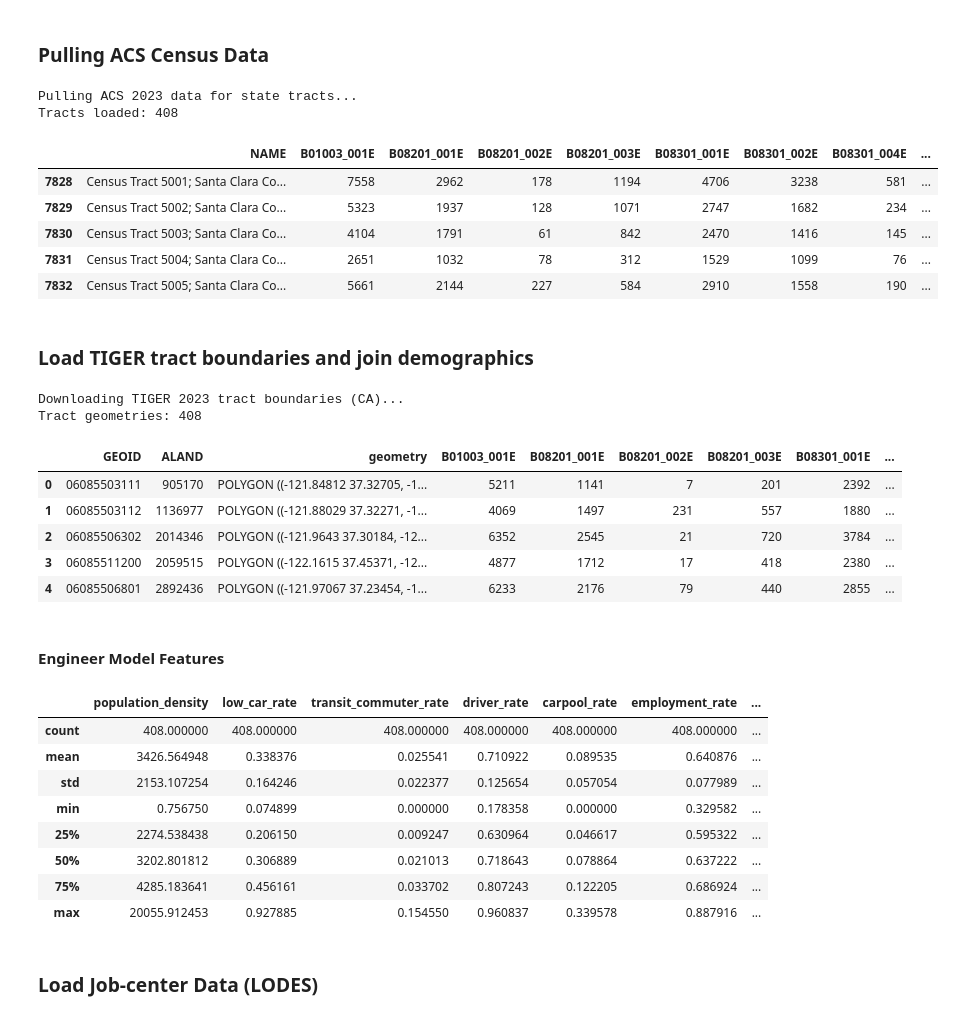
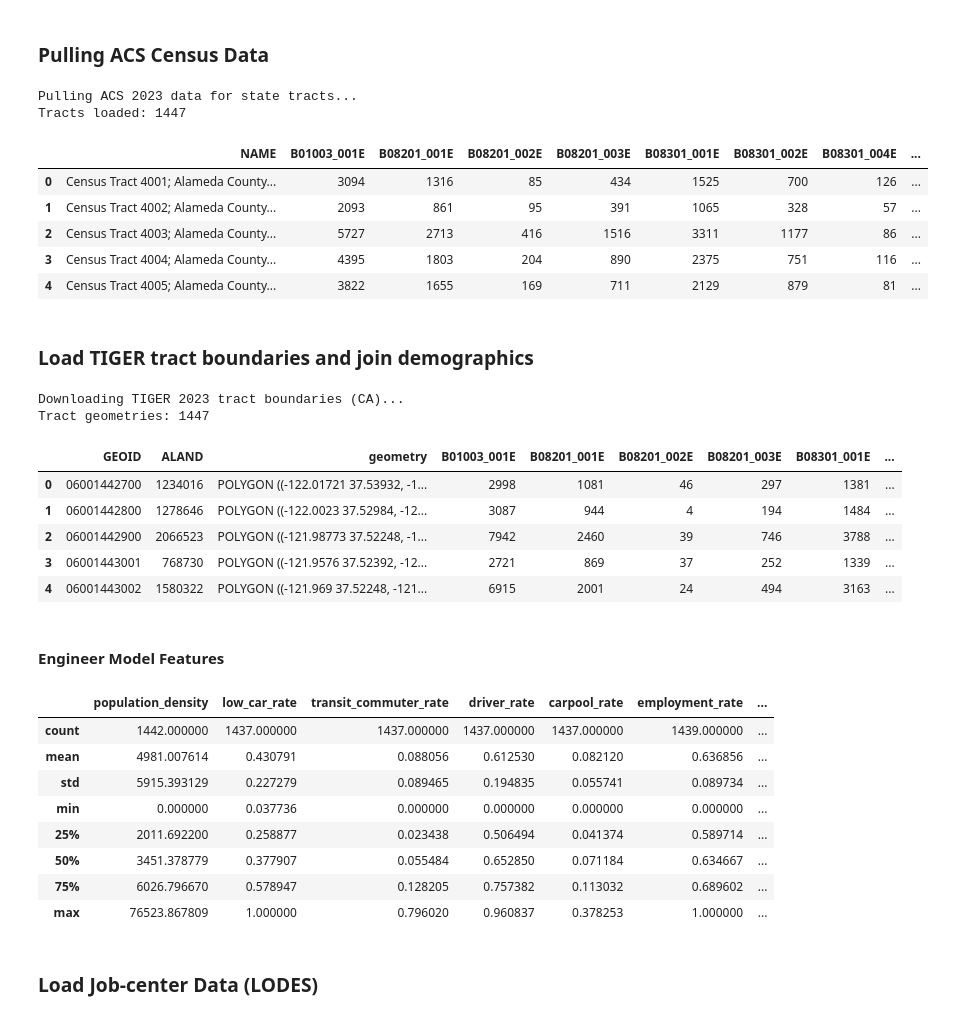
Before and after one commit to awieder/Transit-PlanningML, a Jupyter notebook: notebooks/finished_prod/final_flow.ipynb, the cells around one changed output. Drawn from its saved outputs; the diff is of its cells as text; code cells hidden in the pictures.

```diff
--- a/notebooks/finished_prod/final_flow.ipynb
+++ b/notebooks/finished_prod/final_flow.ipynb
@@ -14,6 +14,7 @@ import xgboost as xgb
 import matplotlib.pyplot as plt
 import warnings
 import sys
+from sklearn.linear_model import LinearRegression
 sys.path.append('../..')
 from config import CENSUS_KEY
 warnings.filterwarnings('ignore')
@@ -37,22 +38,39 @@ CENSUS_VARIABLES = [
 
 COUNTIES = [
     #Add county FIPS codes here (last 3 digits of the 5-digit code)
+    # '001',  # Adams County
+    # '005',  # Arapahoe County
+    # # '013',  # Boulder County
+    # # '014',  # Broomfield County
+    # '059',  # Jefferson County
+    # '031',  # Denver County
+
+    '001',  # Alameda
+    '075',  # San Francisco
+    '081',  # San Mateo
+    '085',  # Santa Clara
+    '013',  # Contra Costa
+
 ]
 GRID_SPACING_KM  = 0.5       # distance between candidate grid points
-N_STATIONS       = 15        # station budget
+N_STATIONS       = 25        # station budget
 MIN_SPACING_KM   = 3.0       # minimum distance between any two selected stations
 
-MIN_JOB_KM = 4 #minimum distance between job centers
+MIN_JOB_KM = 2.0 #minimum distance between job centers
 
-# BOUND BOX AROUND AREA OF INTEREST
-BOUNDS = ()
-#Example BOUNDS = (-123.55, 36.85, -121.20, 38.85) for Silicon Valley
-#Or BOUNDS = (-122.75, 37.15, -121.55, 38.05) for San Francisco Bay Area
-#Or BOUNDS = (-105.35, 39.55, -104.60, 40.25) for Denver Metro Area
+# BOUND BOX AROUND AREA OF INTEREST (min_lon, min_lat, max_lon, max_lat)
+# BOUNDS = (-123.55, 36.85, -121.20, 38.85)
+# for Silicon Valley
+BOUNDS = (-122.75, 37.15, -121.55, 38.05)
+# for San Francisco Bay Area
+# BOUNDS = (-105.35, 39.55, -104.60, 40.25)
+# for Denver Metro Area
 
 
-STATE_CODE = '' # 2-digit state FIPS code (06 for California, 08 for Colorado etc)
-STATE_ABBV = '' # LOWERCASE state abbreviation (ca for California, co for Colorado etc)
+STATE_CODE = '06' # 2-digit state FIPS code (06 for California, 08 for Colorado etc)
+STATE_ABBV = 'ca' # LOWERCASE state abbreviation (ca for California, co for Colorado etc)
+
+MAX_LINES = 5 # max number of train lines
 # Training features
 FEATURE_COLS = [
     'Month',
@@ -84,37 +102,38 @@ CENSUS_FEATURE_COLS = [
 ### Pulling ACS Census Data
 # %%
 vars_str = ','.join(CENSUS_VARIABLES)
+county_str = '&in=county:' + ','.join(COUNTIES)
 url = (
     f'https://api.census.gov/data/2023/acs/acs5'
     f'?get=NAME,{vars_str}'
     f'&for=tract:*'
-    f'&in=state:{STATE_CODE}'
+    f'&in=state:{STATE_CODE}{county_str}'
     f'&key={CENSUS_KEY}'
 )
 
 print('Pulling ACS 2023 data for state tracts...')
 response = requests.get(url)
 data = response.json()
 
 state_tracts = pd.DataFrame(data[1:], columns=data[0])
 state_tracts = state_tracts[state_tracts['county'].isin(COUNTIES)]
 
 for col in CENSUS_VARIABLES:
     state_tracts[col] = pd.to_numeric(state_tracts[col], errors='coerce')
 state_tracts.replace(-666666666, np.nan, inplace=True)
 
 state_tracts['GEOID'] = state_tracts['state'] + state_tracts['county'] + state_tracts['tract']
 print(f'Tracts loaded: {state_tracts.shape[0]}')
 state_tracts.head()
 # %% [output]
 Pulling ACS 2023 data for state tracts...
-Tracts loaded: 408
+Tracts loaded: 1447
 |  | NAME | B01003_001E | B08201_001E | B08201_002E | B08201_003E | B08301_001E | B08301_002E | B08301_004E | ... |
-| 7828 | Census Tract 5001; Santa Clara Co... | 7558 | 2962 | 178 | 1194 | 4706 | 3238 | 581 | ... |
-| 7829 | Census Tract 5002; Santa Clara Co... | 5323 | 1937 | 128 | 1071 | 2747 | 1682 | 234 | ... |
-| 7830 | Census Tract 5003; Santa Clara Co... | 4104 | 1791 | 61 | 842 | 2470 | 1416 | 145 | ... |
-| 7831 | Census Tract 5004; Santa Clara Co... | 2651 | 1032 | 78 | 312 | 1529 | 1099 | 76 | ... |
-| 7832 | Census Tract 5005; Santa Clara Co... | 5661 | 2144 | 227 | 584 | 2910 | 1558 | 190 | ... |
+| 0 | Census Tract 4001; Alameda County... | 3094 | 1316 | 85 | 434 | 1525 | 700 | 126 | ... |
+| 1 | Census Tract 4002; Alameda County... | 2093 | 861 | 95 | 391 | 1065 | 328 | 57 | ... |
+| 2 | Census Tract 4003; Alameda County... | 5727 | 2713 | 416 | 1516 | 3311 | 1177 | 86 | ... |
+| 3 | Census Tract 4004; Alameda County... | 4395 | 1803 | 204 | 890 | 2375 | 751 | 116 | ... |
+| 4 | Census Tract 4005; Alameda County... | 3822 | 1655 | 169 | 711 | 2129 | 879 | 81 | ... |
 # %% [markdown]
 ### Load TIGER tract boundaries and join demographics
 # %%
@@ -133,13 +152,13 @@ tracts = state_tract_geo[['GEOID', 'ALAND', 'geometry']].merge(
 tracts.head()
 # %% [output]
 Downloading TIGER 2023 tract boundaries (CA)...
-Tract geometries: 408
+Tract geometries: 1447
 |  | GEOID | ALAND | geometry | B01003_001E | B08201_001E | B08201_002E | B08201_003E | B08301_001E | ... |
-| 0 | 06085503111 | 905170 | POLYGON ((-121.84812 37.32705, -1... | 5211 | 1141 | 7 | 201 | 2392 | ... |
-| 1 | 06085503112 | 1136977 | POLYGON ((-121.88029 37.32271, -1... | 4069 | 1497 | 231 | 557 | 1880 | ... |
-| 2 | 06085506302 | 2014346 | POLYGON ((-121.9643 37.30184, -12... | 6352 | 2545 | 21 | 720 | 3784 | ... |
-| 3 | 06085511200 | 2059515 | POLYGON ((-122.1615 37.45371, -12... | 4877 | 1712 | 17 | 418 | 2380 | ... |
-| 4 | 06085506801 | 2892436 | POLYGON ((-121.97067 37.23454, -1... | 6233 | 2176 | 79 | 440 | 2855 | ... |
+| 0 | 06001442700 | 1234016 | POLYGON ((-122.01721 37.53932, -1... | 2998 | 1081 | 46 | 297 | 1381 | ... |
+| 1 | 06001442800 | 1278646 | POLYGON ((-122.0023 37.52984, -12... | 3087 | 944 | 4 | 194 | 1484 | ... |
+| 2 | 06001442900 | 2066523 | POLYGON ((-121.98773 37.52248, -1... | 7942 | 2460 | 39 | 746 | 3788 | ... |
+| 3 | 06001443001 | 768730 | POLYGON ((-121.9576 37.52392, -12... | 2721 | 869 | 37 | 252 | 1339 | ... |
+| 4 | 06001443002 | 1580322 | POLYGON ((-121.969 37.52248, -121... | 6915 | 2001 | 24 | 494 | 3163 | ... |
 # %% [markdown]
 #### Engineer Model Features
 # %%
@@ -159,14 +178,14 @@ tracts = engineer_features(tracts)
 tracts[CENSUS_FEATURE_COLS].describe()
 # %% [output]
 |  | population_density | low_car_rate | transit_commuter_rate | driver_rate | carpool_rate | employment_rate | ... |
-| count | 408.000000 | 408.000000 | 408.000000 | 408.000000 | 408.000000 | 408.000000 | ... |
-| mean | 3426.564948 | 0.338376 | 0.025541 | 0.710922 | 0.089535 | 0.640876 | ... |
-| std | 2153.107254 | 0.164246 | 0.022377 | 0.125654 | 0.057054 | 0.077989 | ... |
-| min | 0.756750 | 0.074899 | 0.000000 | 0.178358 | 0.000000 | 0.329582 | ... |
-| 25% | 2274.538438 | 0.206150 | 0.009247 | 0.630964 | 0.046617 | 0.595322 | ... |
-| 50% | 3202.801812 | 0.306889 | 0.021013 | 0.718643 | 0.078864 | 0.637222 | ... |
-| 75% | 4285.183641 | 0.456161 | 0.033702 | 0.807243 | 0.122205 | 0.686924 | ... |
-| max | 20055.912453 | 0.927885 | 0.154550 | 0.960837 | 0.339578 | 0.887916 | ... |
+| count | 1442.000000 | 1437.000000 | 1437.000000 | 1437.000000 | 1437.000000 | 1439.000000 | ... |
+| mean | 4981.007614 | 0.430791 | 0.088056 | 0.612530 | 0.082120 | 0.636856 | ... |
+| std | 5915.393129 | 0.227279 | 0.089465 | 0.194835 | 0.055741 | 0.089734 | ... |
+| min | 0.000000 | 0.037736 | 0.000000 | 0.000000 | 0.000000 | 0.000000 | ... |
+| 25% | 2011.692200 | 0.258877 | 0.023438 | 0.506494 | 0.041374 | 0.589714 | ... |
+| 50% | 3451.378779 | 0.377907 | 0.055484 | 0.652850 | 0.071184 | 0.634667 | ... |
+| 75% | 6026.796670 | 0.578947 | 0.128205 | 0.757382 | 0.113032 | 0.689602 | ... |
+| max | 76523.867809 | 1.000000 | 0.796020 | 0.960837 | 0.378253 | 1.000000 | ... |
 # %%
 def dist_to_point(lat, lon, clat, clon):
     R = 6371
```
Also changed, not shown: parts of 11 cells of this notebook.
